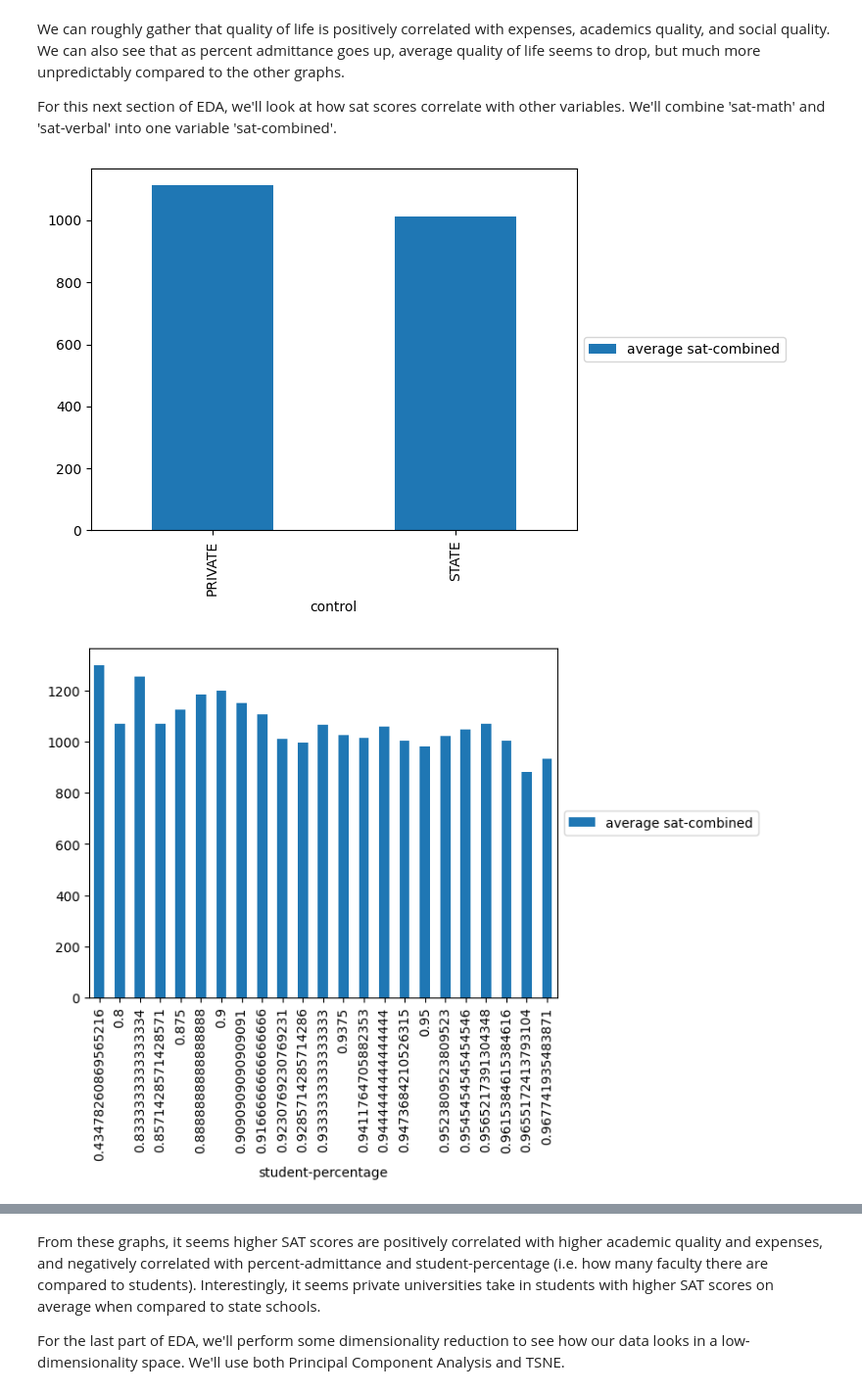
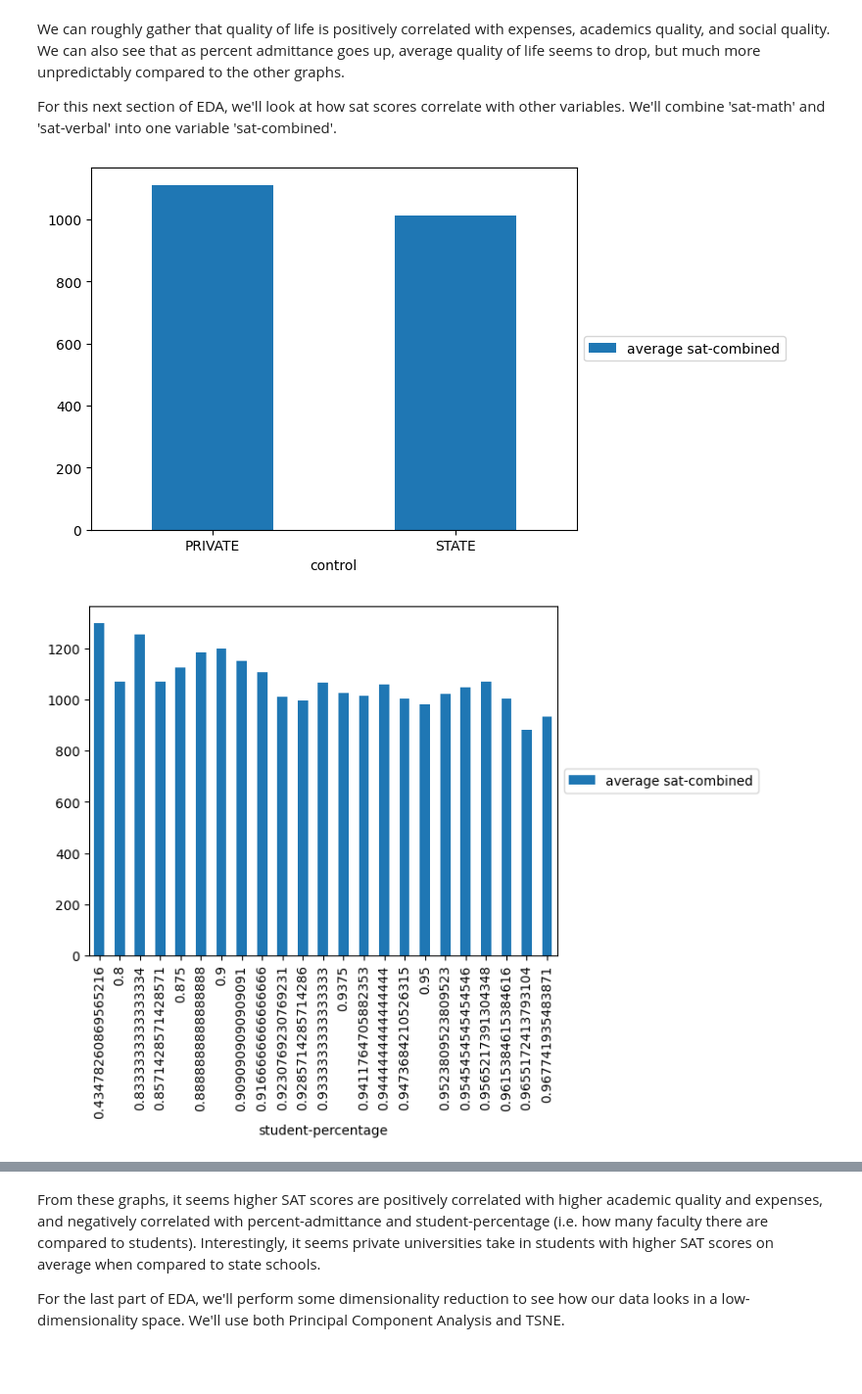
Before and after one commit to swifteralex/cs105_final_project, a Jupyter notebook: cs105finalproject.ipynb, the cells around one changed output, grey strips where cells are left out. Shown at 98% size. Cells and saved outputs as stored; diff of their text form; code cells hidden in the pictures; blank space fills up the shorter version.

```diff
--- a/cs105finalproject.ipynb
+++ b/cs105finalproject.ipynb
@@ -145,36 +145,36 @@ combined = []
 for i in range(0, len(math)):
     combined.append(math[i] + verbal[i])
 df['sat-combined'] = combined
 
 shrunk_df = pd.crosstab(df['control'], df['sat-combined'])
 shrunk_df = weightedAverage(shrunk_df, 'sat-combined')
-shrunk_df.plot.bar()
+shrunk_df.plot.bar(rot=0)
 plt.legend(loc='center left', bbox_to_anchor=(1.0, 0.5))
 plt.show()
 
 shrunk_df = pd.crosstab(df['student-percentage'], df['sat-combined'])
 shrunk_df = weightedAverage(shrunk_df, 'sat-combined')
 shrunk_df.plot.bar()
 plt.legend(loc='center left', bbox_to_anchor=(1.0, 0.5))
 plt.show()
 
 shrunk_df = pd.crosstab(df['expenses'], df['sat-combined'])
 shrunk_df = weightedAverage(shrunk_df, 'sat-combined')
-shrunk_df.plot.bar()
+shrunk_df.plot.bar(rot=0)
 plt.legend(loc='center left', bbox_to_anchor=(1.0, 0.5))
 plt.show()
 
 shrunk_df = pd.crosstab(df['percent-admittance'], df['sat-combined'])
 shrunk_df = weightedAverage(shrunk_df, 'sat-combined')
-shrunk_df.plot.bar()
+shrunk_df.plot.bar(rot=0)
 plt.legend(loc='center left', bbox_to_anchor=(1.0, 0.5))
 plt.show()
 
 shrunk_df = pd.crosstab(df['academics'], df['sat-combined'])
 shrunk_df = weightedAverage(shrunk_df, 'sat-combined')
-shrunk_df.plot.bar()
+shrunk_df.plot.bar(rot=0)
 plt.legend(loc='center left', bbox_to_anchor=(1.0, 0.5))
 plt.show()
 # %% [output]
-[figure, old version]
+[figure, new version]
 [figure]
```
Also changed, not shown: parts of 8 cells of this notebook.
